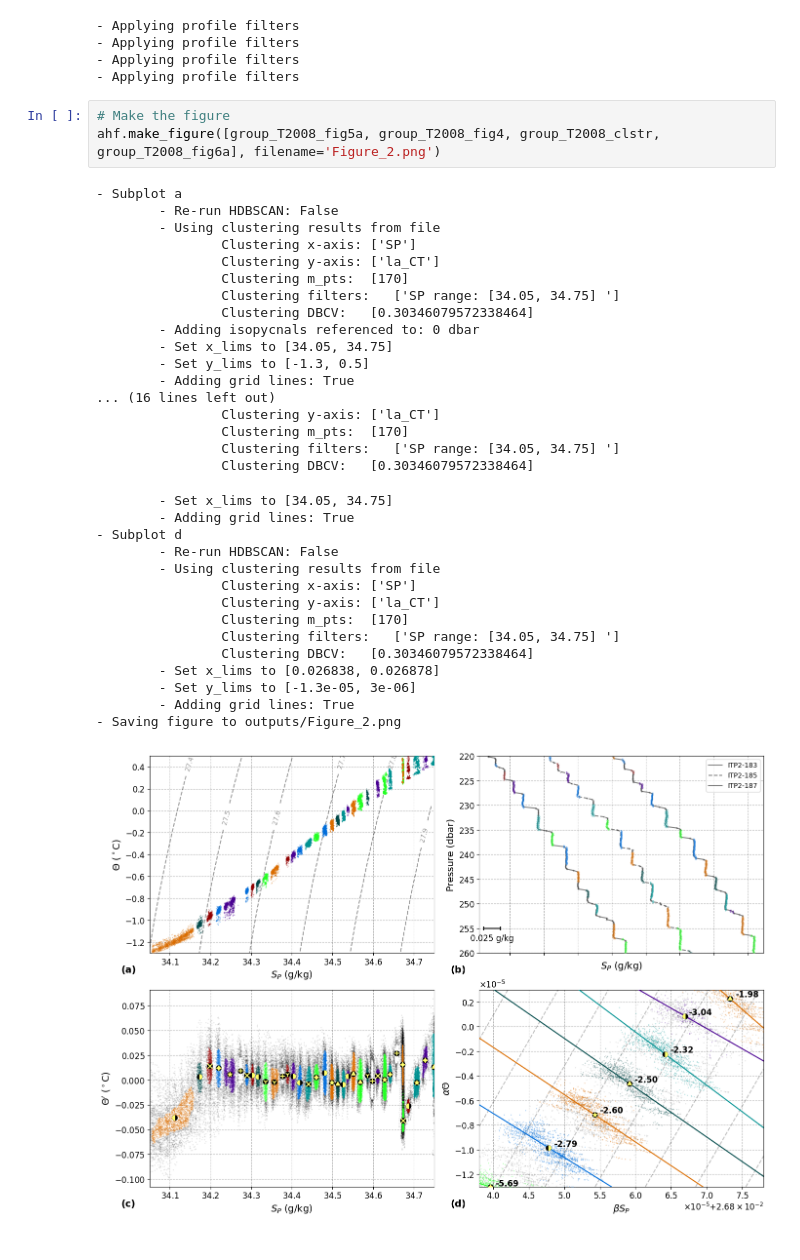
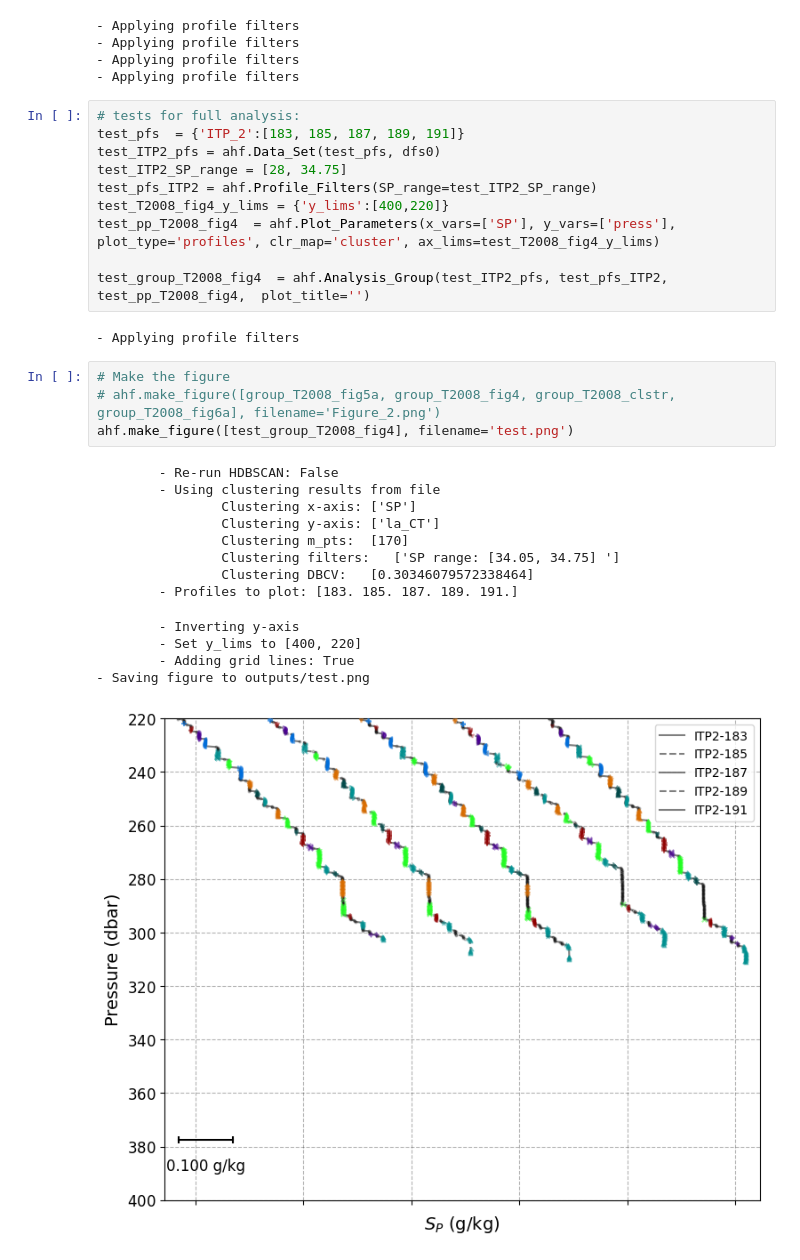
Before and after one commit to JustinTrenchcoat/Staircase_Clustering, a Jupyter notebook: experiment.ipynb, the cells around one changed output. Saved outputs shown, nothing was run; the diff lists cells and outputs as text.

```diff
--- a/experiment.ipynb
+++ b/experiment.ipynb
@@ -66,39 +66,33 @@ group_T2008_fig6a = ahf.Analysis_Group(ds_ITP2_all, pfs_ITP2, pp_T2008_fig6a, pl
 - Applying profile filters
 - Applying profile filters
 - Applying profile filters
+# %%
+# tests for full analysis:
+test_pfs  = {'ITP_2':[183, 185, 187, 189, 191]}
+test_ITP2_pfs = ahf.Data_Set(test_pfs, dfs0)
+test_ITP2_SP_range = [28, 34.75]
+test_pfs_ITP2 = ahf.Profile_Filters(SP_range=test_ITP2_SP_range)
+test_T2008_fig4_y_lims = {'y_lims':[400,220]}
+test_pp_T2008_fig4  = ahf.Plot_Parameters(x_vars=['SP'], y_vars=['press'], plot_type='profiles', clr_map='cluster', ax_lims=test_T2008_fig4_y_lims)
+
+test_group_T2008_fig4  = ahf.Analysis_Group(test_ITP2_pfs, test_pfs_ITP2, test_pp_T2008_fig4,  plot_title='')
+# %% [output]
+- Applying profile filters
 # %%
 # Make the figure
-ahf.make_figure([group_T2008_fig5a, group_T2008_fig4, group_T2008_clstr, group_T2008_fig6a], filename='Figure_2.png')
+# ahf.make_figure([group_T2008_fig5a, group_T2008_fig4, group_T2008_clstr, group_T2008_fig6a], filename='Figure_2.png')
+ahf.make_figure([test_group_T2008_fig4], filename='test.png')
 # %% [output]
-- Subplot a
         - Re-run HDBSCAN: False
         - Using clustering results from file
                 Clustering x-axis: ['SP']
                 Clustering y-axis: ['la_CT']
                 Clustering m_pts:  [170]
                 Clustering filters:   ['SP range: [34.05, 34.75] ']
                 Clustering DBCV:   [0.30346079572338464]
-        - Adding isopycnals referenced to: 0 dbar
-        - Set x_lims to [34.05, 34.75]
-        - Set y_lims to [-1.3, 0.5]
-        - Adding grid lines: True
-... (16 lines left out)
-                Clustering y-axis: ['la_CT']
-                Clustering m_pts:  [170]
-                Clustering filters:   ['SP range: [34.05, 34.75] ']
-                Clustering DBCV:   [0.30346079572338464]
+        - Profiles to plot: [183. 185. 187. 189. 191.]
-        - Set x_lims to [34.05, 34.75]
+        - Inverting y-axis
+        - Set y_lims to [400, 220]
         - Adding grid lines: True
-- Subplot d
-        - Re-run HDBSCAN: False
-        - Using clustering results from file
-                Clustering x-axis: ['SP']
-                Clustering y-axis: ['la_CT']
-                Clustering m_pts:  [170]
-                Clustering filters:   ['SP range: [34.05, 34.75] ']
-                Clustering DBCV:   [0.30346079572338464]
-        - Set x_lims to [0.026838, 0.026878]
-        - Set y_lims to [-1.3e-05, 3e-06]
-        - Adding grid lines: True
-- Saving figure to outputs/Figure_2.png
+- Saving figure to outputs/test.png
-[figure, old version]
+[figure, new version]
```
Also changed, not shown: 1 other file.
